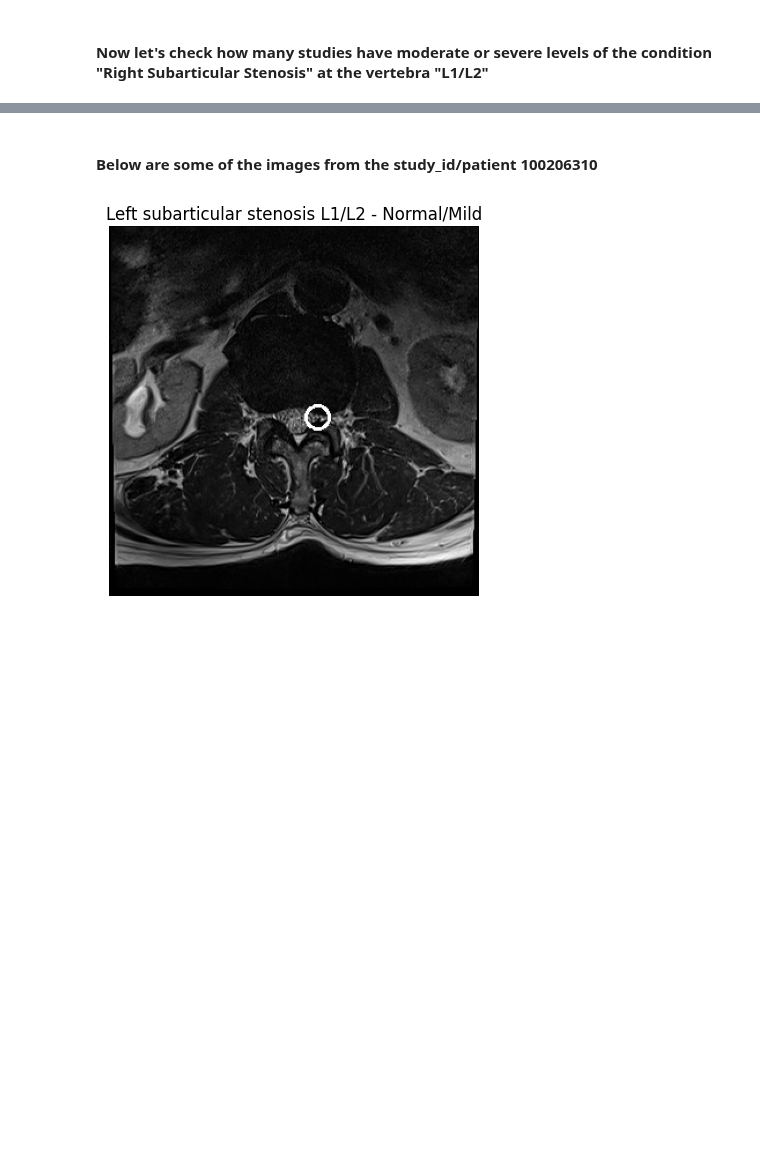
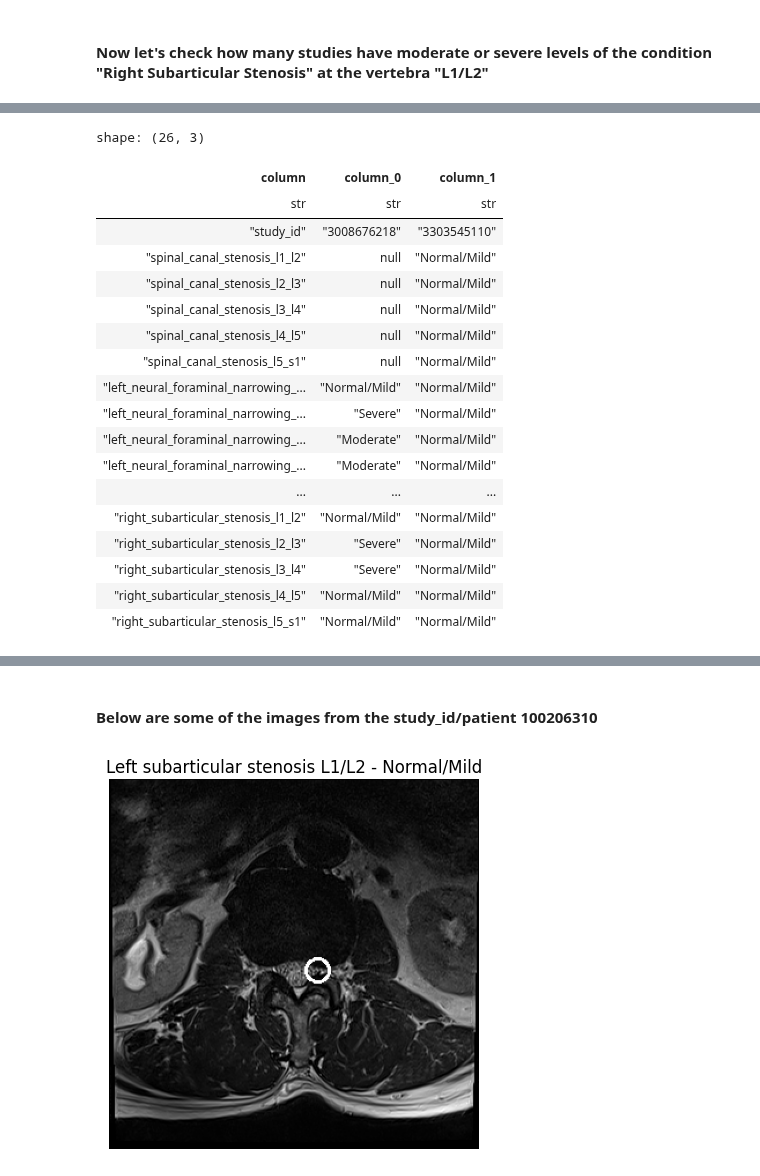
Before and after one commit to sumaniitm/RSNA-2024-Lumbar-Spine-Degenerative-Classification, a Jupyter notebook: primary-problem-study-rsna-2024.ipynb, the cells around one changed output, grey strips where cells are left out. Drawn from its saved outputs; the diff is of its cells as text; code cells hidden in the pictures; blank space fills up the shorter version.

```diff
--- a/primary-problem-study-rsna-2024.ipynb
+++ b/primary-problem-study-rsna-2024.ipynb
@@ -166,0 +187,22 @@ set()
+# %%
+dd.sql("select * from train_meta_data where study_id in ('3008676218','3303545110')").pl().transpose(include_header=True)
+# %% [output]
+shape: (26, 3)
+| column | column_0 | column_1 |
+| str | str | str |
+| "study_id" | "3008676218" | "3303545110" |
+| "spinal_canal_stenosis_l1_l2" | null | "Normal/Mild" |
+| "spinal_canal_stenosis_l2_l3" | null | "Normal/Mild" |
+| "spinal_canal_stenosis_l3_l4" | null | "Normal/Mild" |
+| "spinal_canal_stenosis_l4_l5" | null | "Normal/Mild" |
+| "spinal_canal_stenosis_l5_s1" | null | "Normal/Mild" |
+| "left_neural_foraminal_narrowing_... | "Normal/Mild" | "Normal/Mild" |
+| "left_neural_foraminal_narrowing_... | "Severe" | "Normal/Mild" |
+| "left_neural_foraminal_narrowing_... | "Moderate" | "Normal/Mild" |
+| "left_neural_foraminal_narrowing_... | "Moderate" | "Normal/Mild" |
+| ... | ... | ... |
+| "right_subarticular_stenosis_l1_l2" | "Normal/Mild" | "Normal/Mild" |
+| "right_subarticular_stenosis_l2_l3" | "Severe" | "Normal/Mild" |
+| "right_subarticular_stenosis_l3_l4" | "Severe" | "Normal/Mild" |
+| "right_subarticular_stenosis_l4_l5" | "Normal/Mild" | "Normal/Mild" |
+| "right_subarticular_stenosis_l5_s1" | "Normal/Mild" | "Normal/Mild" |
```
Also changed, not shown: parts of 9 cells of this notebook.
